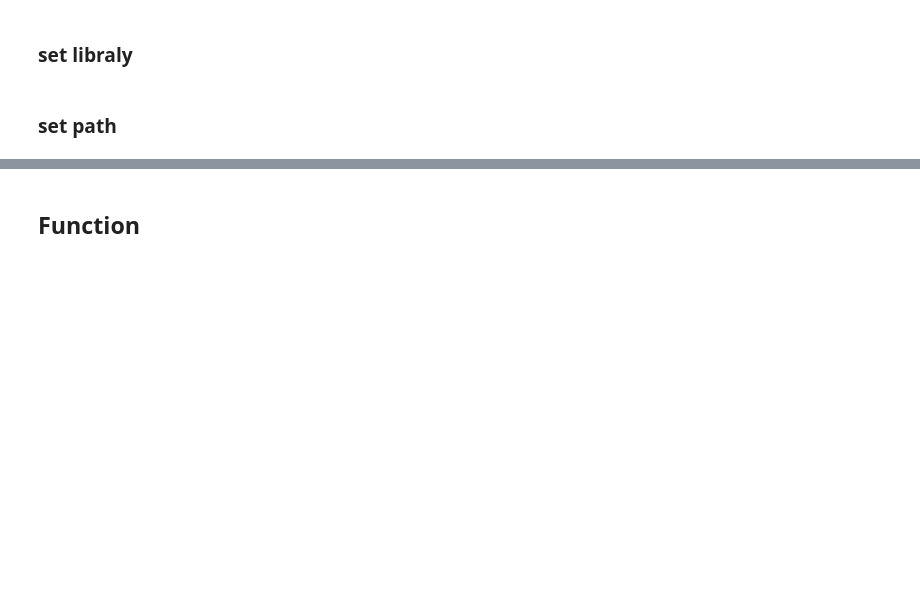
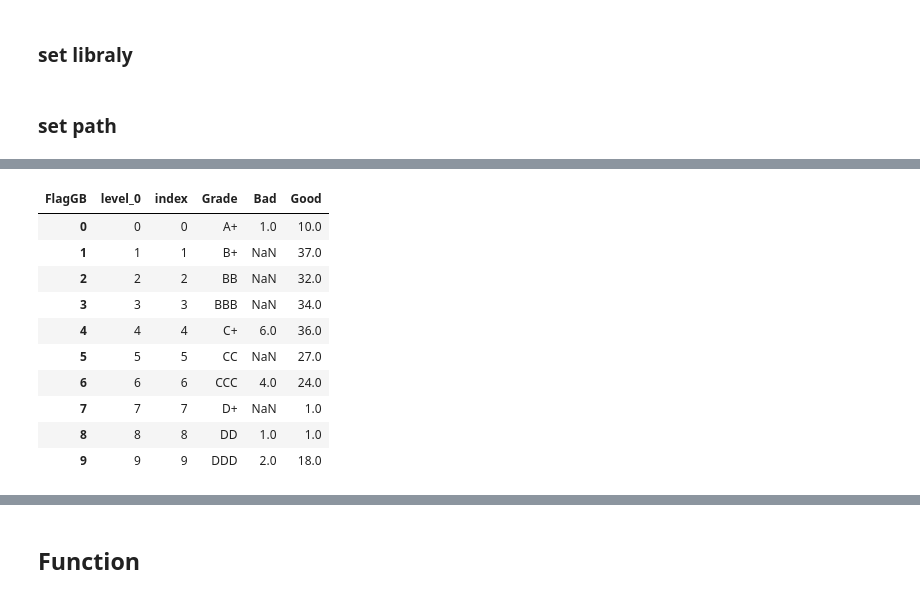
Before and after one commit to Taecpy/CRR-validate, a Jupyter notebook: CRR_validate.ipynb, the cells around one changed output, grey strips where cells are left out. Cells and saved outputs as stored; diff of their text form; code cells hidden in the pictures; blank space fills up the shorter version.

```diff
--- a/CRR_validate.ipynb
+++ b/CRR_validate.ipynb
@@ -181,0 +126,14 @@ test.head()
+# %%
+t
+# %% [output]
+| FlagGB | level_0 | index | Grade | Bad | Good |
+| 0 | 0 | 0 | A+ | 1.0 | 10.0 |
+| 1 | 1 | 1 | B+ | NaN | 37.0 |
+| 2 | 2 | 2 | BB | NaN | 32.0 |
+| 3 | 3 | 3 | BBB | NaN | 34.0 |
+| 4 | 4 | 4 | C+ | 6.0 | 36.0 |
+| 5 | 5 | 5 | CC | NaN | 27.0 |
+| 6 | 6 | 6 | CCC | 4.0 | 24.0 |
+| 7 | 7 | 7 | D+ | NaN | 1.0 |
+| 8 | 8 | 8 | DD | 1.0 | 1.0 |
+| 9 | 9 | 9 | DDD | 2.0 | 18.0 |
```
Also changed, not shown: parts of 30 cells of this notebook.
